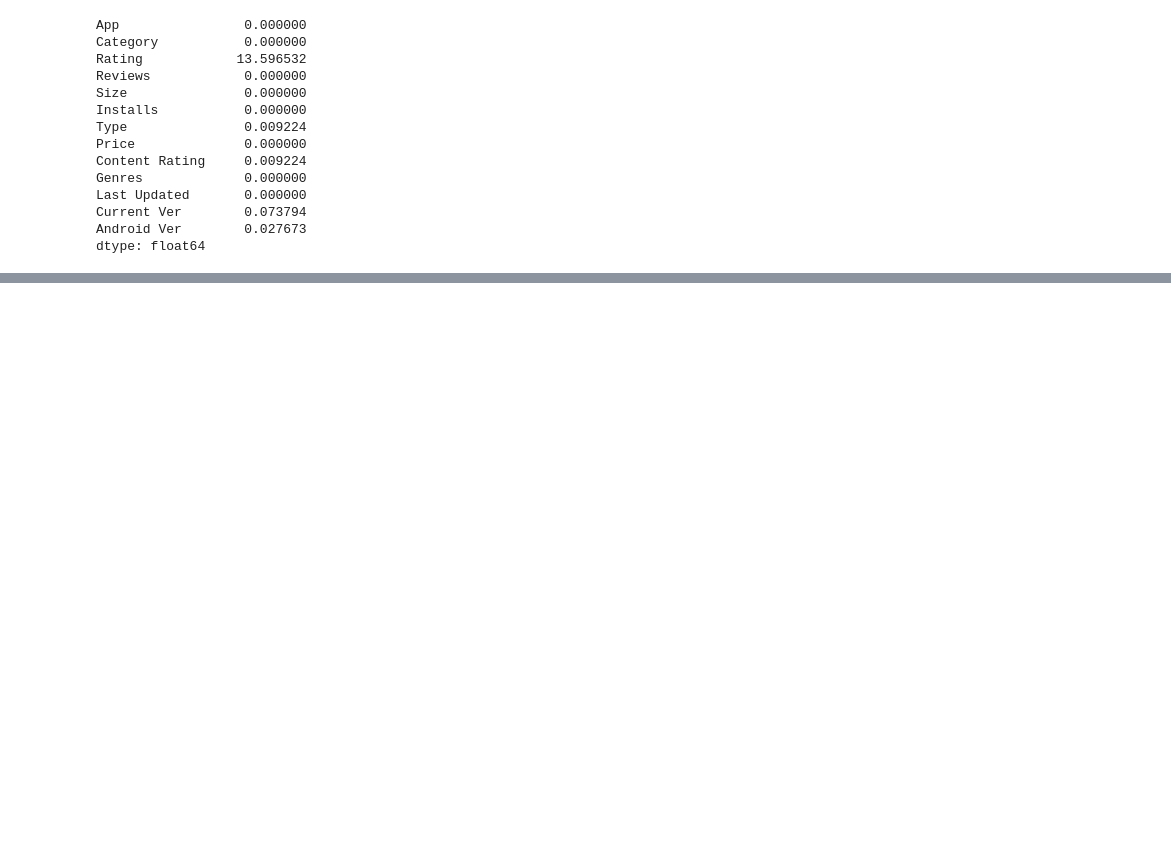
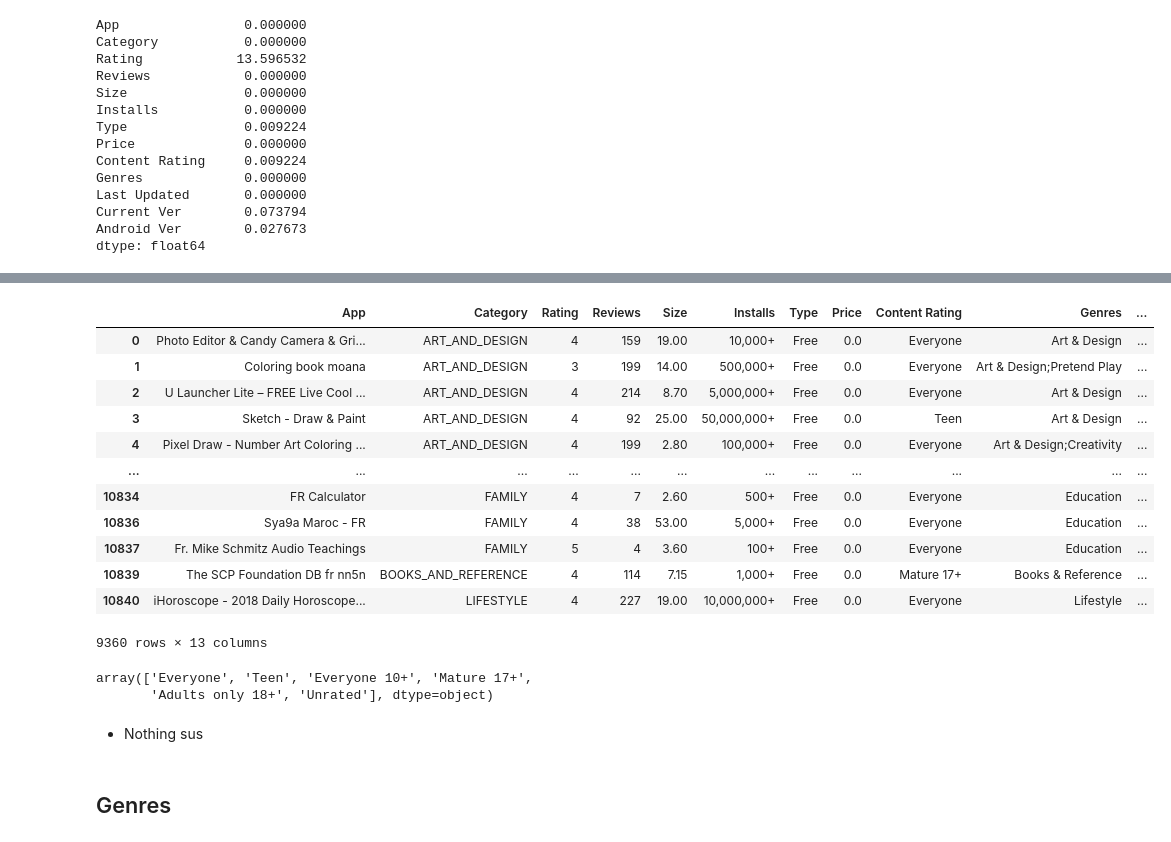
Before and after one commit to kulkarni-harsh/Play-Store-Analysis, a Jupyter notebook: Jupyter Notebooks/Data Cleaning.ipynb, the cells around one changed output, grey strips where cells are left out. Drawn from its saved outputs; the diff is of its cells as text; code cells hidden in the pictures; blank space fills up the shorter version.

```diff
--- a/Jupyter Notebooks/Data Cleaning.ipynb
+++ b/Jupyter Notebooks/Data Cleaning.ipynb
@@ -30,0 +265,3 @@ dtype: float64
+# %%
+dataset['Price']=dataset['Price'].apply(lambda x:x.replace('$',''))
+dataset['Price']=dataset['Price'].astype(float)
@@ -30,0 +280,16 @@ dtype: float64
+# %%
+dataset
+# %% [output]
+|  | App | Category | Rating | Reviews | Size | Installs | Type | Price | Content Rating | Genres | ... |
+| 0 | Photo Editor & Candy Camera & Gri... | ART_AND_DESIGN | 4 | 159 | 19.00 | 10,000+ | Free | 0.0 | Everyone | Art & Design | ... |
+| 1 | Coloring book moana | ART_AND_DESIGN | 3 | 199 | 14.00 | 500,000+ | Free | 0.0 | Everyone | Art & Design;Pretend Play | ... |
+| 2 | U Launcher Lite – FREE Live Cool ... | ART_AND_DESIGN | 4 | 214 | 8.70 | 5,000,000+ | Free | 0.0 | Everyone | Art & Design | ... |
+| 3 | Sketch - Draw & Paint | ART_AND_DESIGN | 4 | 92 | 25.00 | 50,000,000+ | Free | 0.0 | Teen | Art & Design | ... |
+| 4 | Pixel Draw - Number Art Coloring ... | ART_AND_DESIGN | 4 | 199 | 2.80 | 100,000+ | Free | 0.0 | Everyone | Art & Design;Creativity | ... |
+| ... | ... | ... | ... | ... | ... | ... | ... | ... | ... | ... | ... |
+| 10834 | FR Calculator | FAMILY | 4 | 7 | 2.60 | 500+ | Free | 0.0 | Everyone | Education | ... |
+| 10836 | Sya9a Maroc - FR | FAMILY | 4 | 38 | 53.00 | 5,000+ | Free | 0.0 | Everyone | Education | ... |
+| 10837 | Fr. Mike Schmitz Audio Teachings | FAMILY | 5 | 4 | 3.60 | 100+ | Free | 0.0 | Everyone | Education | ... |
+| 10839 | The SCP Foundation DB fr nn5n | BOOKS_AND_REFERENCE | 4 | 114 | 7.15 | 1,000+ | Free | 0.0 | Mature 17+ | Books & Reference | ... |
+| 10840 | iHoroscope - 2018 Daily Horoscope... | LIFESTYLE | 4 | 227 | 19.00 | 10,000,000+ | Free | 0.0 | Everyone | Lifestyle | ... |
+9360 rows × 13 columns
@@ -30,0 +298,9 @@ dtype: float64
+# %%
+dataset['Content Rating'].unique()
+# %% [output]
+array(['Everyone', 'Teen', 'Everyone 10+', 'Mature 17+',
+       'Adults only 18+', 'Unrated'], dtype=object)
+# %% [markdown]
+* Nothing sus
+# %% [markdown]
+## Genres
```
Also changed, not shown: parts of 48 cells of this notebook, 1 other file.
